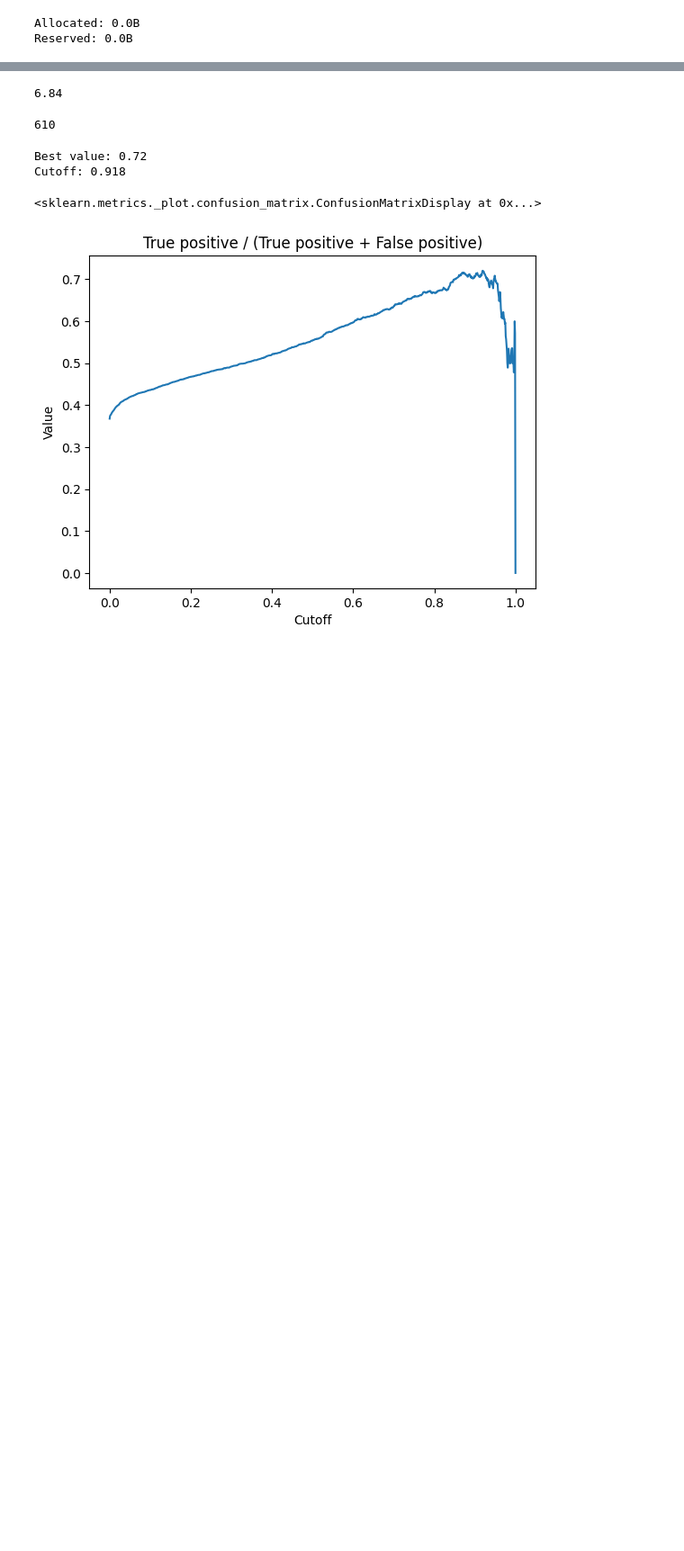
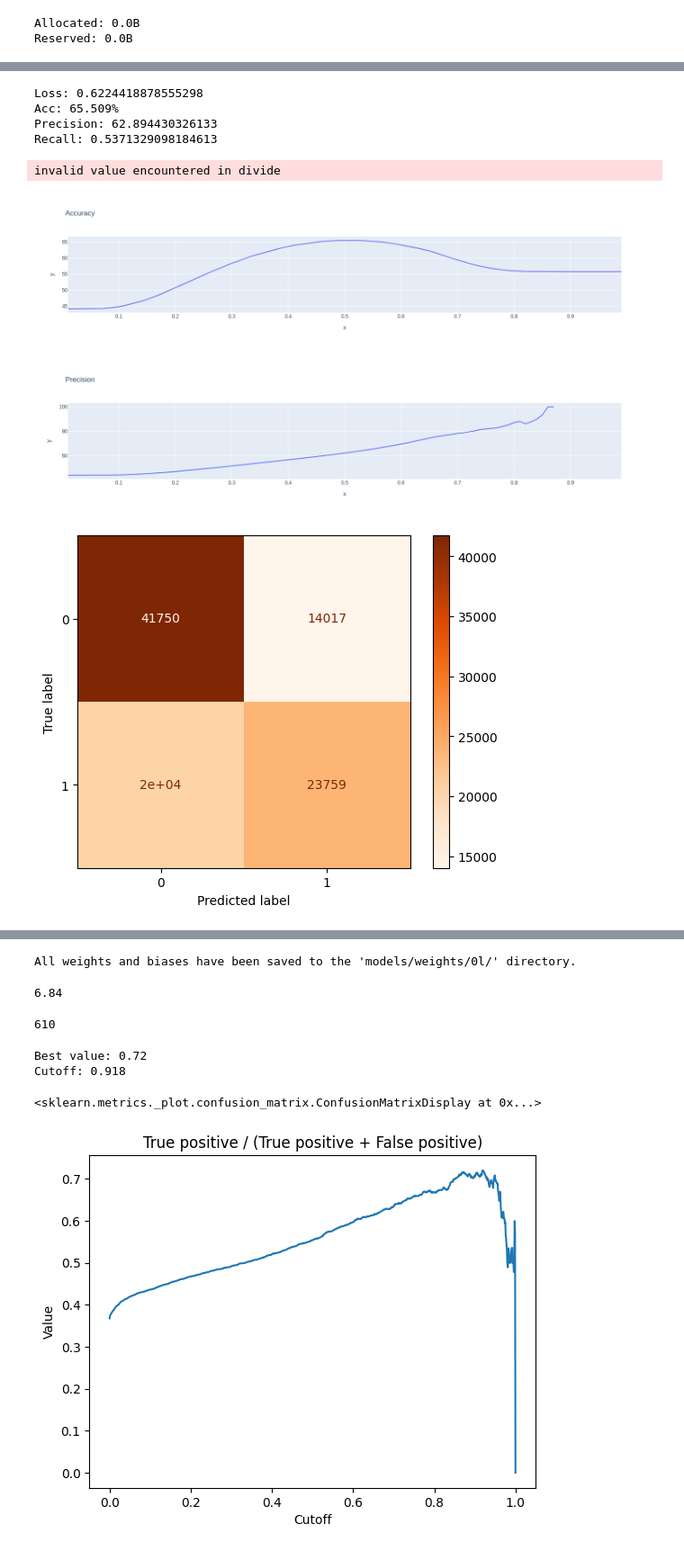
Before and after one commit to marekpiotradamczyk/bestiazwroclawia, a Jupyter notebook: nn/data_loader.ipynb, the cells around one changed output, grey strips where cells are left out. Shown at 90% size. Saved outputs shown, nothing was run; the diff lists cells and outputs as text; code cells hidden in the pictures; blank space fills up the shorter version.

```diff
--- a/nn/data_loader.ipynb
+++ b/nn/data_loader.ipynb
@@ -446,0 +518,17 @@ TypeError: can't convert cuda:0 device type tensor to numpy. Use Tensor.cpu() to
+# %%
+validate_dataset = BitboardDrawDataset("data/eval_dataset/bitboards/100000_1509579_19_24.csv", chunk_size=100000, shuffle=False)
+validate_dataloader = DataLoader(validate_dataset, batch_size=512)
+
+model = DenseNetwork(0, [768, 1])
+model.load_state_dict(torch.load("models/1M/0l/Dense_768_1_b512_e42_lr0.01_m0.9_acc65.25", map_location=device))
+
+test_model(model, validate_dataloader)
+# %% [output]
+Loss: 0.6224418878555298
+Acc: 65.509%
+Precision: 62.894430326133
+Recall: 0.5371329098184613
+invalid value encountered in divide
+[figure, added]
+[figure, added]
+[figure, added]
@@ -447,3 +536,20 @@ TypeError: can't convert cuda:0 device type tensor to numpy. Use Tensor.cpu() to
+# %%
+def save_weights_to_csv(model: nn.Module, directory: str):
+    if not os.path.exists(directory):
+        os.makedirs(directory)
+
+    for name, param in model.named_parameters():
+        layer_name, param_type = name.rsplit('.', 1)
+        param_data = param.detach().cpu().numpy()
+        df = pd.DataFrame(param_data)
+        filename = f"{layer_name}_{param_type}.csv"
+        df.to_csv(os.path.join(directory, filename), index=False)
+
+    print(f"All weights and biases have been saved to the '{directory}' directory.")
+
+save_weights_to_csv(model, 'models/weights/3l/')
+# %% [output]
+All weights and biases have been saved to the 'models/weights/0l/' directory.
 # %%
 arr = [(logits > k).cpu().numpy() for k in np.linspace(0, 1, 1000)]
 acc_arr = [((i == vlabels.cpu().numpy()).sum() / 1000) for i in arr]
```
Also changed, not shown: parts of 12 cells of this notebook, 19 other files.
